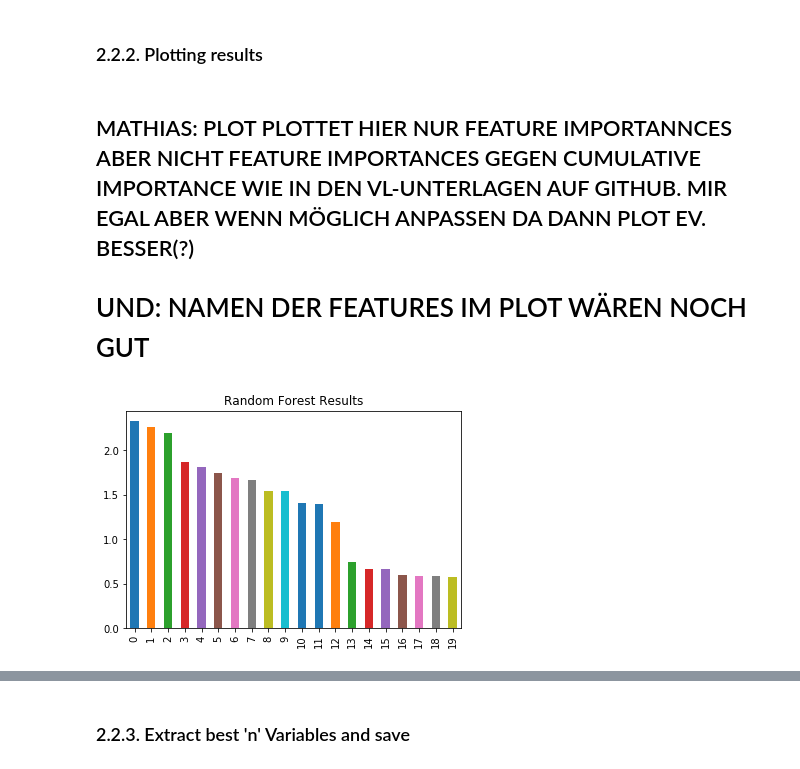
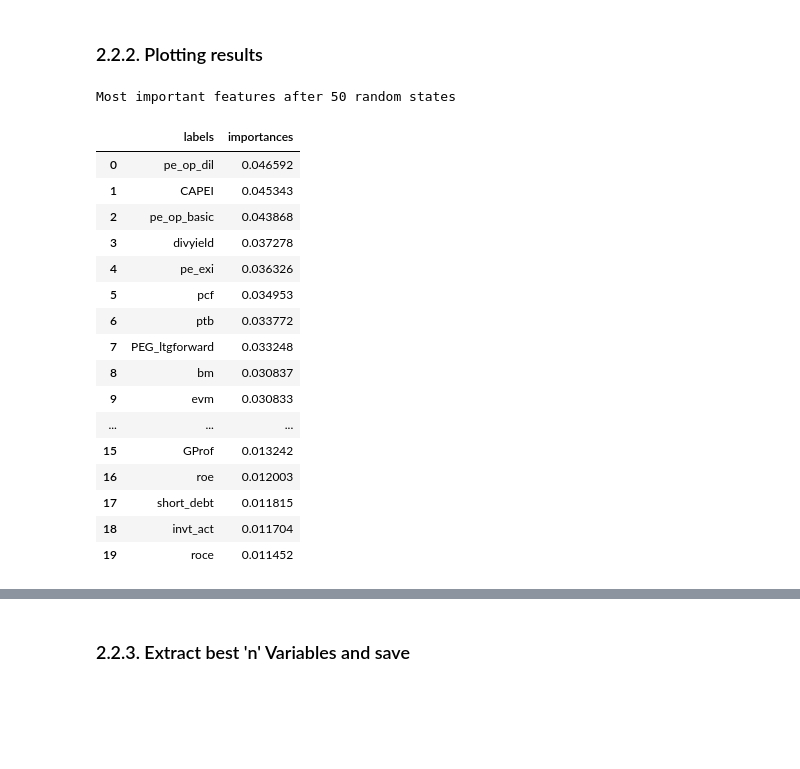
Before and after one commit to mathiasluethi/Machine_Learning_in_Finance_Group_Project, a Jupyter notebook: 0201A_feature_selection_randomforest.ipynb, the cells around one changed output, grey strips where cells are left out. Saved outputs shown, nothing was run; the diff lists cells and outputs as text; code cells hidden in the pictures; blank space fills up the shorter version.

```diff
--- a/0201A_feature_selection_randomforest.ipynb
+++ b/0201A_feature_selection_randomforest.ipynb
@@ -238,15 +184,62 @@ Most important features after 50 random states
 # %% [markdown]
 ### 2.2.2.  Plotting results
-# %% [markdown]
-## MATHIAS: PLOT PLOTTET HIER NUR FEATURE IMPORTANNCES ABER NICHT FEATURE IMPORTANCES GEGEN CUMULATIVE IMPORTANCE  WIE IN DEN VL-UNTERLAGEN AUF GITHUB. MIR EGAL ABER WENN MÖGLICH ANPASSEN DA DANN PLOT EV. BESSER(?)
-
-# UND: NAMEN DER FEATURES IM PLOT WÄREN NOCH GUT
-# %%
-# Plot Feature Importance
-
-plt.figure()
-plt.title('Random Forest Results')
-important_features['importances'].plot(kind='bar')
-plt.show()
-# %% [output]
-[figure, removed]
+# %%
+# rs = first random state we choose,
+# n = number of best features we want to select out,
+# m = number of random states we want to have tried out
+rs = 0
+n = 20
+m = 50
+
+# define new empty lists
+if VERSION == 1:
+    feature_importances = [0] * 71
+else:
+    feature_importances = [0] * 181
+
+# Loop until random_state = rs = 10
+while rs < m:
+    forest = RandomForestClassifier(random_state = rs)
+    forest.max_depth = 6
+    forest.fit(X_train, y_train)
+
+    # Apply forest fature importance to get an array of feature importances for each feature
+    feature_importances = forest.feature_importances_ + feature_importances
+
+    rs += 1
+
+# sort features in line with their importance for the prediction (therefore ::-1)
+indices = np.argsort(feature_importances)[::-1]
+
+selected_labels = [feature_labels[i] for i in indices[:n]]
+selected_importances = sorted(feature_importances, reverse=True)[:n]
+selected_importances = [i / m for i in selected_importances]
+cumsum_importances = np.cumsum(selected_importances)
+
+# Create a dataframe
+important_features = pd.DataFrame({'labels':selected_labels, 'importances':selected_importances},
+                                  columns=['labels', 'importances'])
+
+print('Most important features after ' + str(rs) + ' random states')
+display(important_features)
+
+del rs, m
+# %% [output]
+Most important features after 50 random states
+|  | labels | importances |
+| 0 | pe_op_dil | 0.046592 |
+| 1 | CAPEI | 0.045343 |
+| 2 | pe_op_basic | 0.043868 |
+| 3 | divyield | 0.037278 |
+| 4 | pe_exi | 0.036326 |
+| 5 | pcf | 0.034953 |
+| 6 | ptb | 0.033772 |
+| 7 | PEG_ltgforward | 0.033248 |
+| 8 | bm | 0.030837 |
+| 9 | evm | 0.030833 |
+| ... | ... | ... |
+| 15 | GProf | 0.013242 |
+| 16 | roe | 0.012003 |
+| 17 | short_debt | 0.011815 |
+| 18 | invt_act | 0.011704 |
+| 19 | roce | 0.011452 |
```
Also changed, not shown: parts of 3 cells of this notebook, 2 other files.
